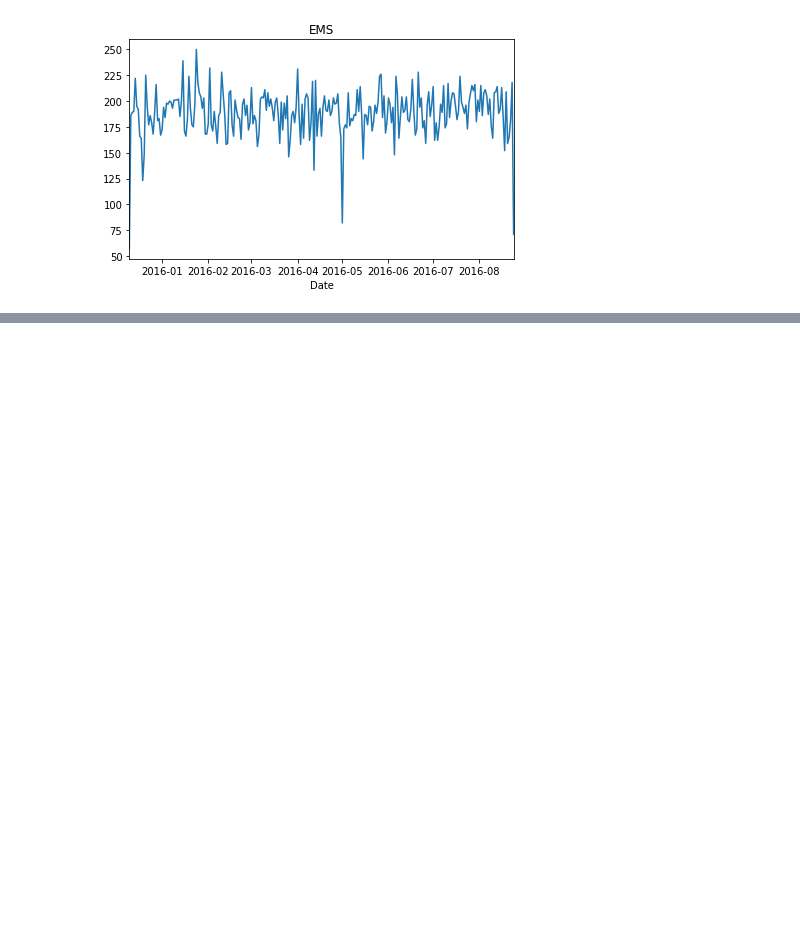
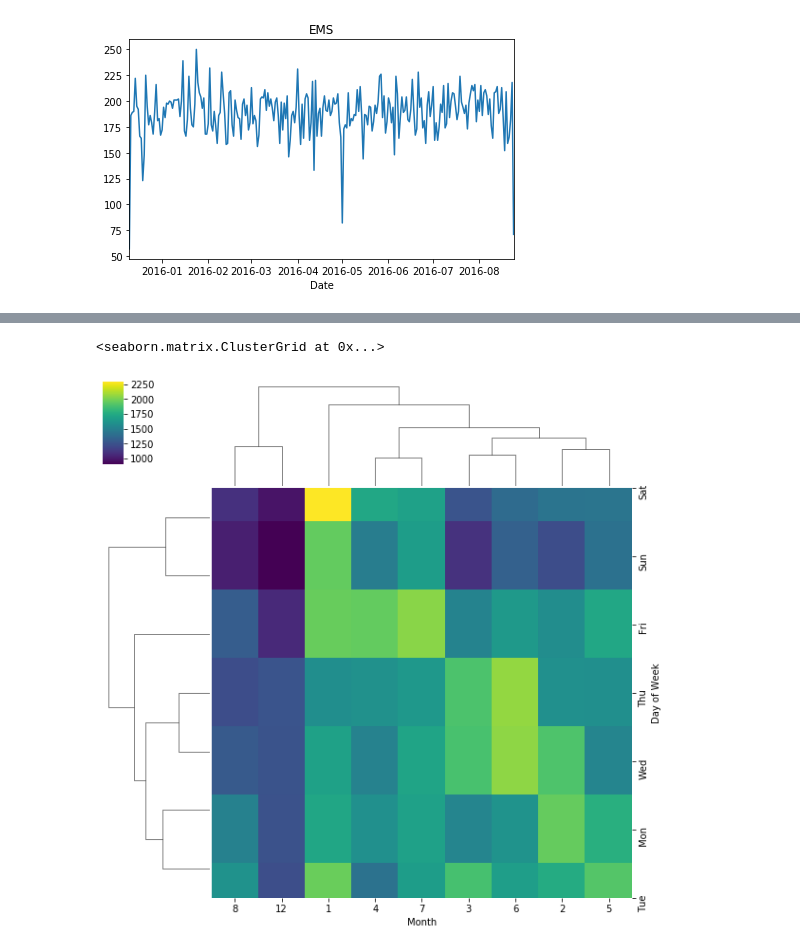
Before and after one commit to avtw37/data-911calls, a Jupyter notebook: 911-calls-project.ipynb, the cells around one changed output, grey strips where cells are left out. Saved outputs shown, nothing was run; the diff lists cells and outputs as text; code cells hidden in the pictures; blank space fills up the shorter version.

```diff
--- a/911-calls-project.ipynb
+++ b/911-calls-project.ipynb
@@ -279,0 +312,5 @@ plt.tight_layout()
+# %%
+sns.clustermap(dayMonth,cmap='viridis')
+# %% [output]
+<seaborn.matrix.ClusterGrid at 0x...>
+[figure, added]
```
Also changed, not shown: parts of 5 cells of this notebook.
